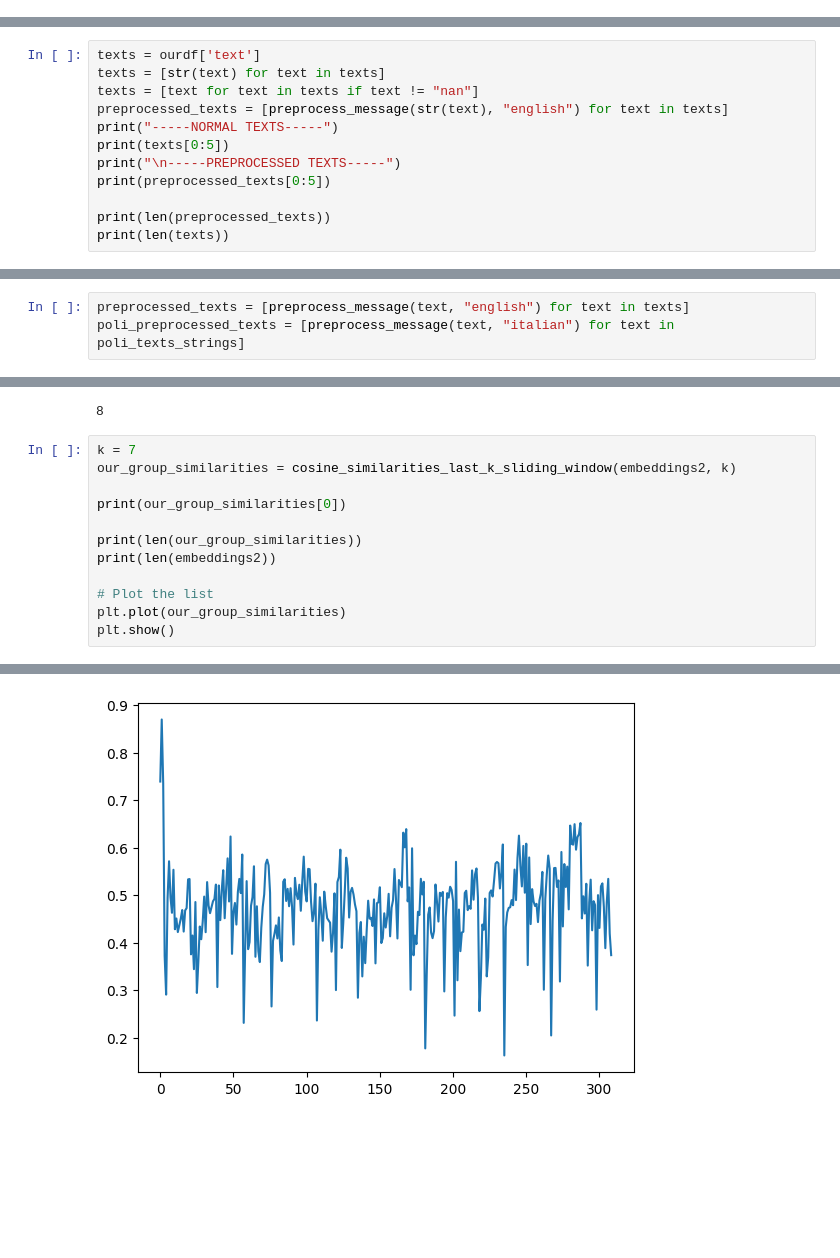
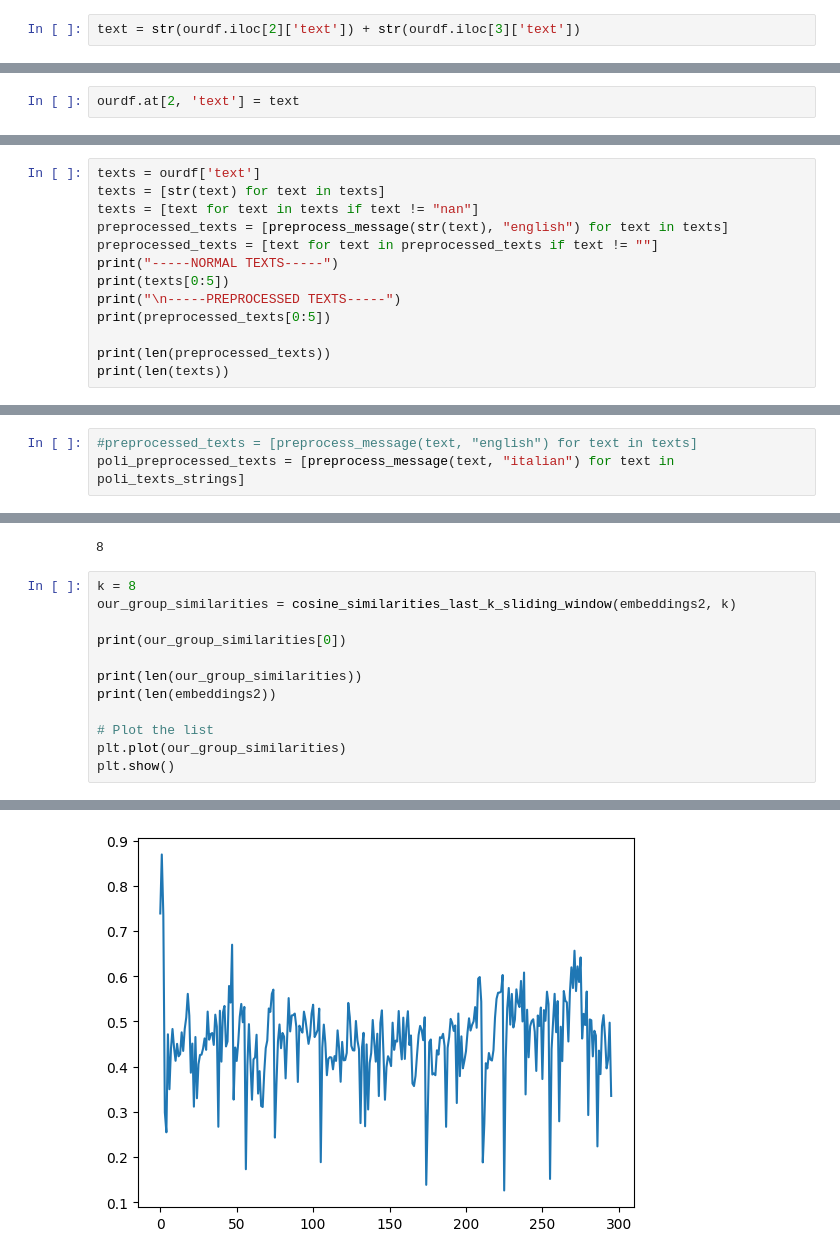
Before and after one commit to amirmosio/telegram-event-detection, a Jupyter notebook: Plotting_data.ipynb, the cells around one changed output, grey strips where cells are left out. Drawn from its saved outputs; the diff is of its cells as text; blank space fills up the shorter version.

Commit message:
Merging Consecutive Messages With the Same Sender

```diff
--- a/Plotting_data.ipynb
+++ b/Plotting_data.ipynb
@@ -77,0 +96,2 @@ ourdf = df.loc[df['group'] == ourgroup]
+# %%
+text = str(ourdf.iloc[2]['text']) + str(ourdf.iloc[3]['text'])
@@ -77,0 +110,2 @@ ourdf = df.loc[df['group'] == ourgroup]
+# %%
+ourdf.at[2, 'text'] = text
@@ -82,6 +209,7 @@ texts = ourdf['text']
 texts = [str(text) for text in texts]
 texts = [text for text in texts if text != "nan"]
 preprocessed_texts = [preprocess_message(str(text), "english") for text in texts]
+preprocessed_texts = [text for text in preprocessed_texts if text != ""]
 print("-----NORMAL TEXTS-----")
 print(texts[0:5])
 print("\n-----PREPROCESSED TEXTS-----")
@@ -258,7 +386,7 @@ plot_and_compare_reduced_embeddings_3D(texts, poli_texts_strings, "en", "it", "O
 # %% [markdown]
 Doing the same as before using the preprocessed texts
 # %%
-preprocessed_texts = [preprocess_message(text, "english") for text in texts]
+#preprocessed_texts = [preprocess_message(text, "english") for text in texts]
 poli_preprocessed_texts = [preprocess_message(text, "italian") for text in poli_texts_strings]
 # %%
 plot_and_compare_reduced_embeddings_2D(preprocessed_texts, poli_preprocessed_texts, "en", "it")
@@ -349,7 +477,7 @@ len(embeddings2[0:8])
 # %% [output]
 8
 # %%
-k = 7
+k = 8
 our_group_similarities = cosine_similarities_last_k_sliding_window(embeddings2, k)
 
 print(our_group_similarities[0])
@@ -367,4 +495,4 @@ plt.show()
-[figure, old version]
+[figure, new version]
 # %%
 def watch_messages_in_a_range(messages, start, end, k):
     for i in np.arange(start, end):
```
Also changed, not shown: parts of 21 cells of this notebook.
